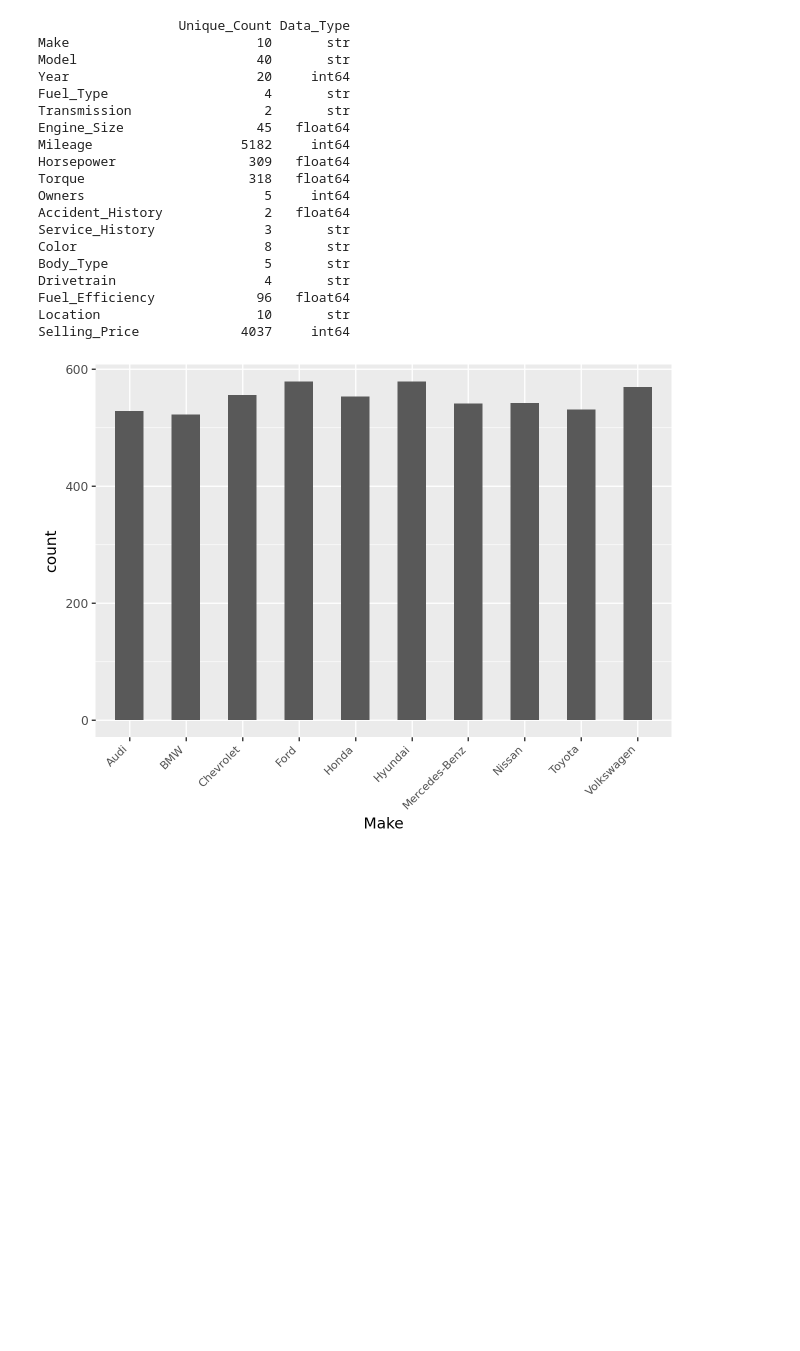
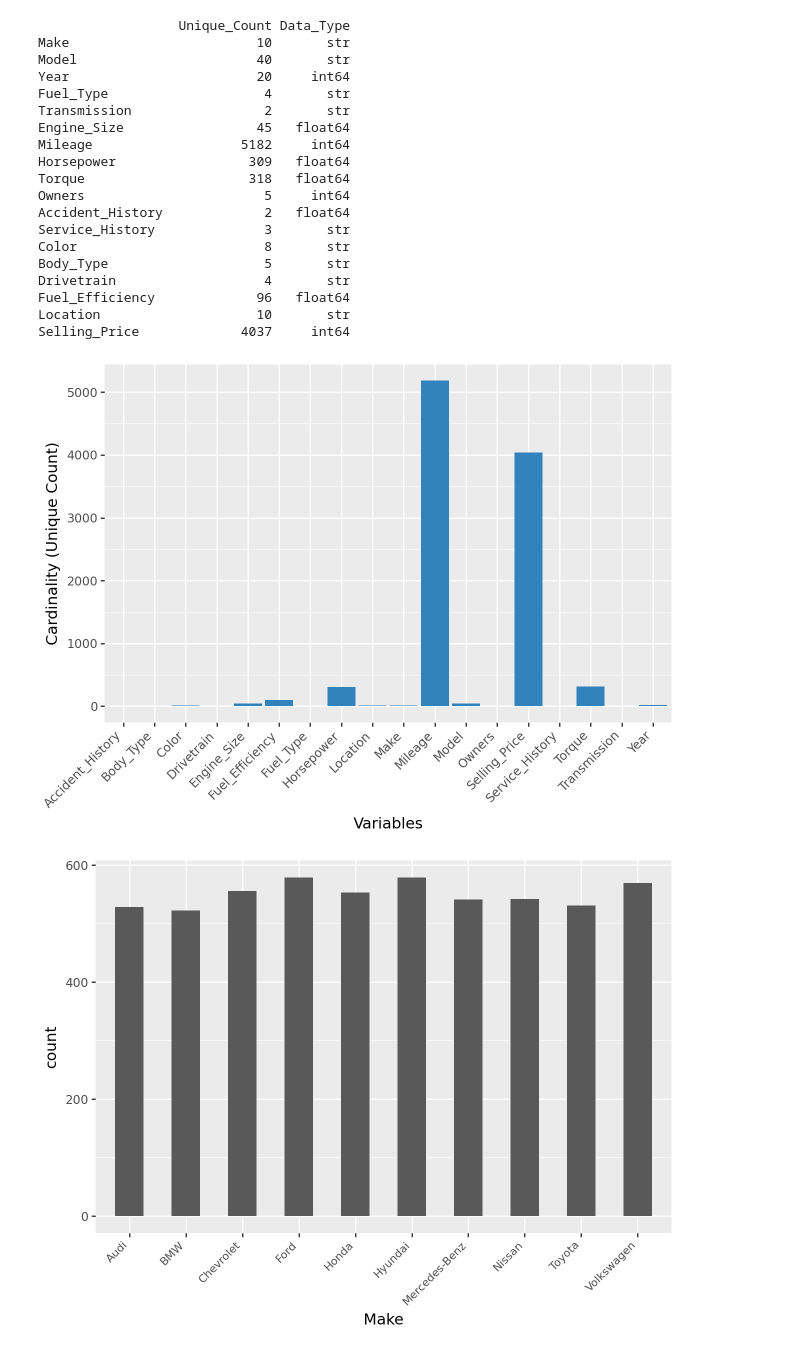
Before and after one commit to idowein/data-science-course-HIT, a Jupyter notebook: HW1/HW1_automobile_EDA.ipynb, the cells around one changed output. Drawn from its saved outputs; the diff is of its cells as text; code cells hidden in the pictures; blank space fills up the shorter version.

Commit message:
adding cardinality histogram

```diff
--- a/HW1/HW1_automobile_EDA.ipynb
+++ b/HW1/HW1_automobile_EDA.ipynb
@@ -243,6 +249,16 @@ Drivetrain                   4       str
 Fuel_Efficiency             96   float64
 Location                    10       str
 Selling_Price             4037     int64
+# %%
+card_df = df.nunique().reset_index()
+card_df.columns = ['Variable', 'Unique_Count']
+
+pln.ggplot(card_df, pln.aes(x='Variable', y='Unique_Count')) \
+    + pln.geom_col(fill='#3182bd') \
+    + pln.theme(axis_text_x=pln.element_text(angle=45, hjust=1)) \
+    + pln.labs(x='Variables', y='Cardinality (Unique Count)')
+# %% [output]
+[figure, added]
 # %%
 import warnings
 import plotnine as pln
```
Also changed, not shown: parts of 2 cells of this notebook.
